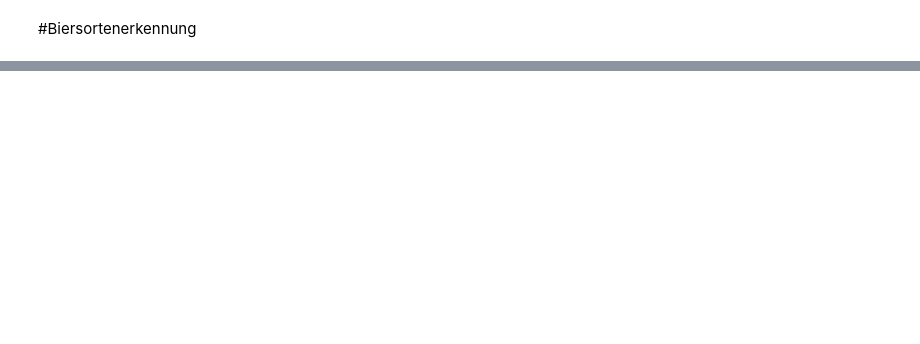
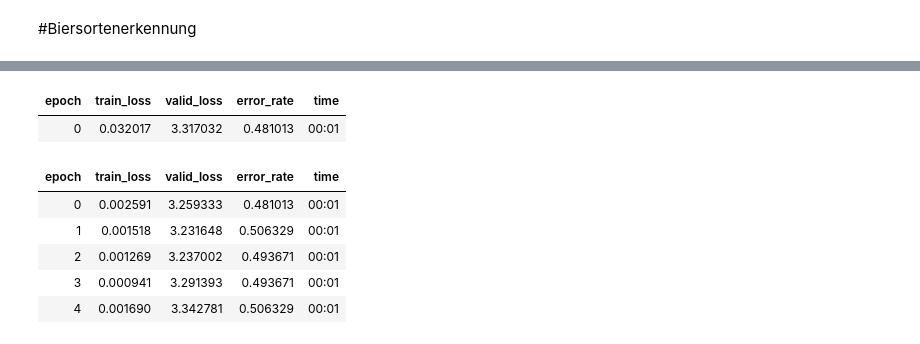
Before and after one commit to lhoegler16/Biersortenerkennung, a Jupyter notebook: Biersortenerkennung.ipynb, the cells around one changed output, grey strips where cells are left out. Drawn from its saved outputs; the diff is of its cells as text; code cells hidden in the pictures; blank space fills up the shorter version.

```diff
--- a/Biersortenerkennung.ipynb
+++ b/Biersortenerkennung.ipynb
@@ -69,0 +56,11 @@ learn.fine_tune(4)
+# %%
+learner.fine_tune(5)
+# %% [output]
+| epoch | train_loss | valid_loss | error_rate | time |
+| 0 | 0.032017 | 3.317032 | 0.481013 | 00:01 |
+| epoch | train_loss | valid_loss | error_rate | time |
+| 0 | 0.002591 | 3.259333 | 0.481013 | 00:01 |
+| 1 | 0.001518 | 3.231648 | 0.506329 | 00:01 |
+| 2 | 0.001269 | 3.237002 | 0.493671 | 00:01 |
+| 3 | 0.000941 | 3.291393 | 0.493671 | 00:01 |
+| 4 | 0.001690 | 3.342781 | 0.506329 | 00:01 |
```
Also changed, not shown: parts of 14 cells of this notebook.
